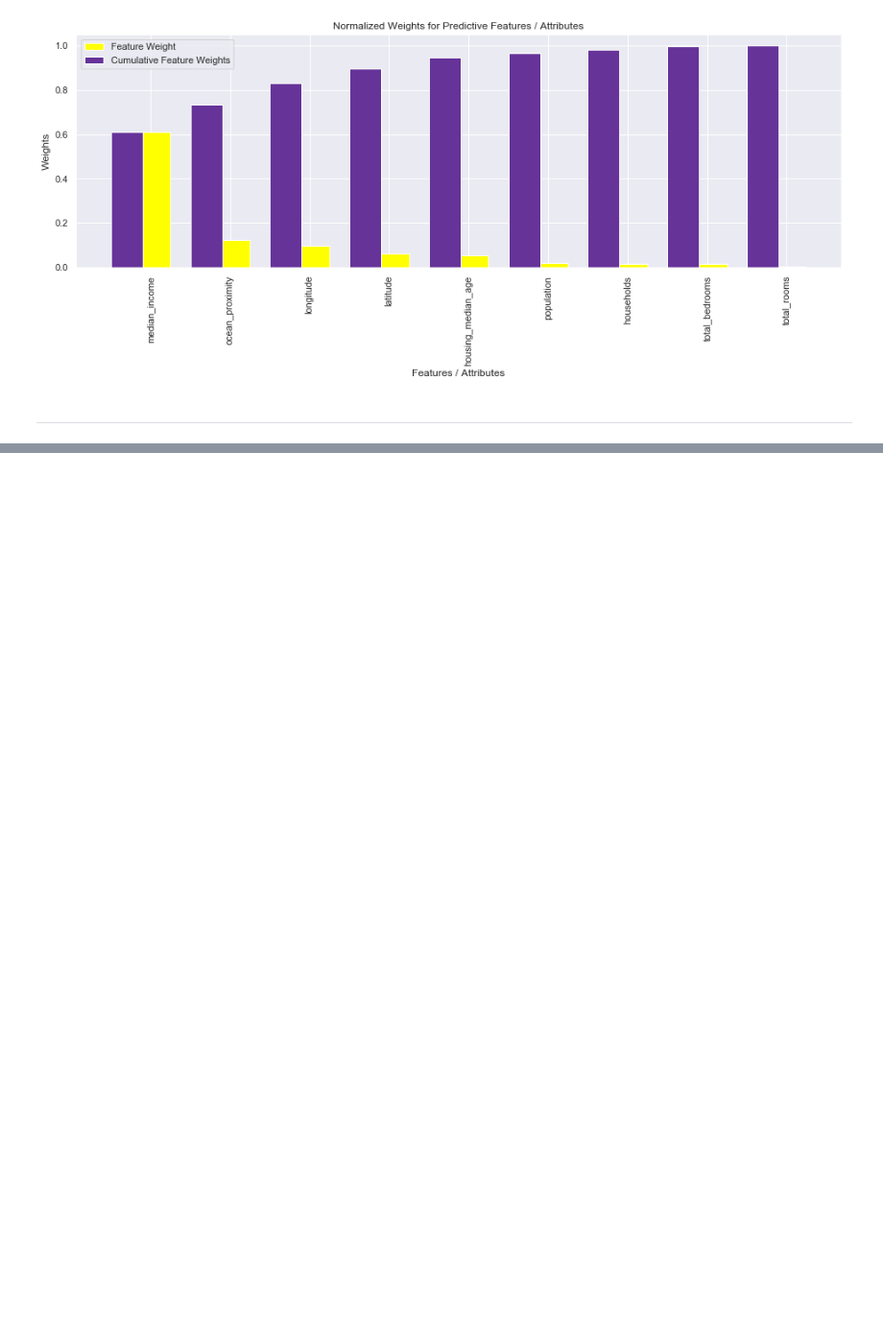
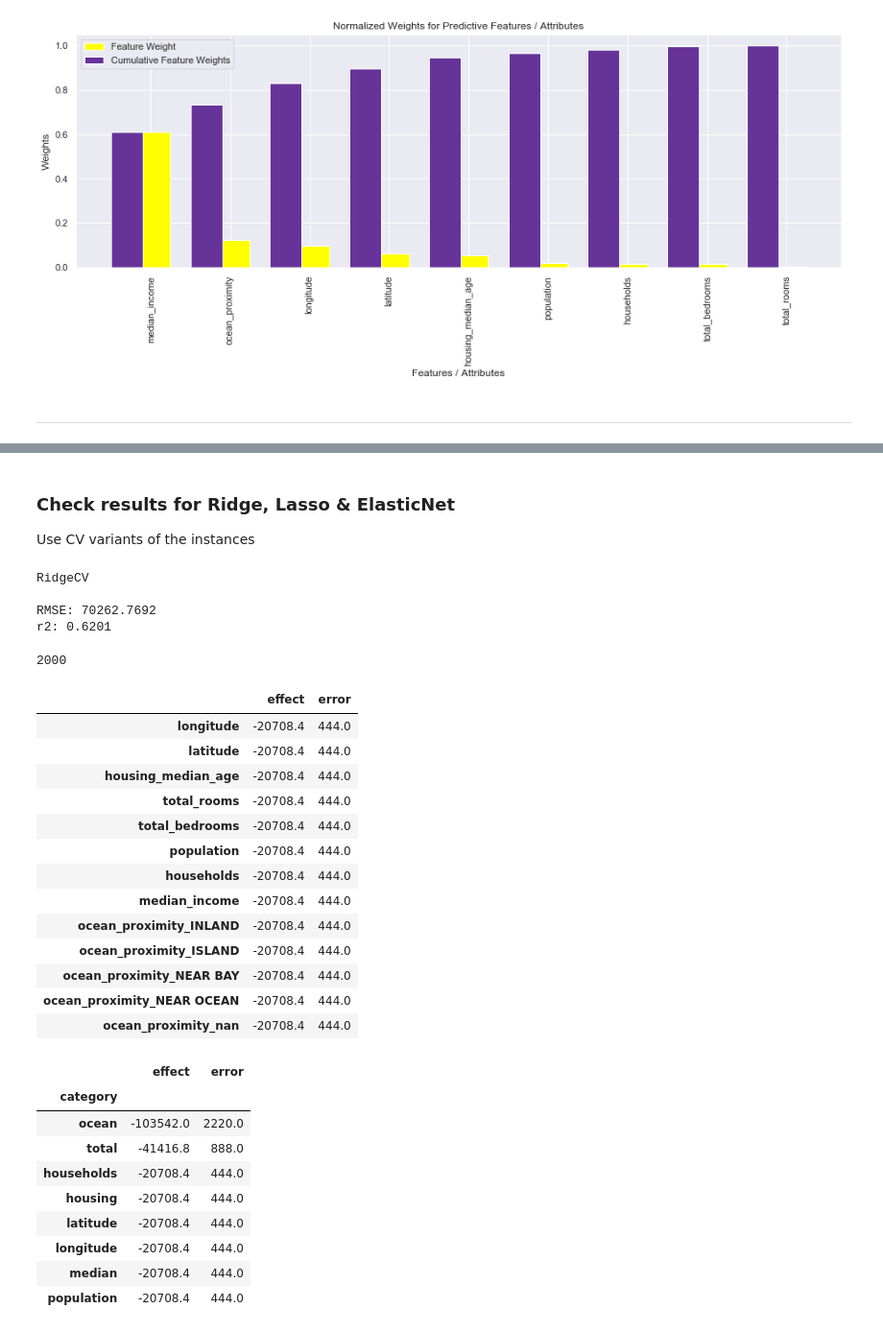
Before and after one commit to rbuerki/codebook, a Jupyter notebook: test_notebooks/baseline_regressor_demo_and_testing.ipynb, the cells around one changed output, grey strips where cells are left out. Shown at 96% size. Cells and saved outputs as stored; diff of their text form; code cells hidden in the pictures; blank space fills up the shorter version.

```diff
--- a/test_notebooks/baseline_regressor_demo_and_testing.ipynb
+++ b/test_notebooks/baseline_regressor_demo_and_testing.ipynb
@@ -268,0 +264,50 @@ gbc_simple.plot_feature_weights()
+# %% [markdown]
+### Check results for Ridge, Lasso & ElasticNet
+Use CV variants of the instances
+# %%
+"""Ridge"""
+
+# Define RidgeCV without normalization but higher alphas)
+modelRidge = RidgeCV(alphas=[2000, 5000, 10000], cv=3, fit_intercept=True)
+# Instantiate
+ridgeCV_simple = BaselineRegression(housing, 'median_house_value', modelRidge)
+# Perform linear regression modelling
+ridgeCV_simple.go_quickDirty(tree_based=False, transform=False)
+# %% [output]
+RidgeCV
+
+RMSE: 70262.7692
+r2: 0.6201
+# %%
+# Check best alpha value
+modelRidge.alpha_
+# %% [output]
+2000
+# %%
+# Plot feature weights
+ridgeCV_simple.print_coef_weights(n_bootstrap=10)
+# %% [output]
+|  | effect | error |
+| longitude | -20708.4 | 444.0 |
+| latitude | -20708.4 | 444.0 |
+| housing_median_age | -20708.4 | 444.0 |
+| total_rooms | -20708.4 | 444.0 |
+| total_bedrooms | -20708.4 | 444.0 |
+| population | -20708.4 | 444.0 |
+| households | -20708.4 | 444.0 |
+| median_income | -20708.4 | 444.0 |
+| ocean_proximity_INLAND | -20708.4 | 444.0 |
+| ocean_proximity_ISLAND | -20708.4 | 444.0 |
+| ocean_proximity_NEAR BAY | -20708.4 | 444.0 |
+| ocean_proximity_NEAR OCEAN | -20708.4 | 444.0 |
+| ocean_proximity_nan | -20708.4 | 444.0 |
+|  | effect | error |
+| category |  |  |
+| ocean | -103542.0 | 2220.0 |
+| total | -41416.8 | 888.0 |
+| households | -20708.4 | 444.0 |
+| housing | -20708.4 | 444.0 |
+| latitude | -20708.4 | 444.0 |
+| longitude | -20708.4 | 444.0 |
+| median | -20708.4 | 444.0 |
+| population | -20708.4 | 444.0 |
```
Also changed, not shown: parts of 16 cells of this notebook.
